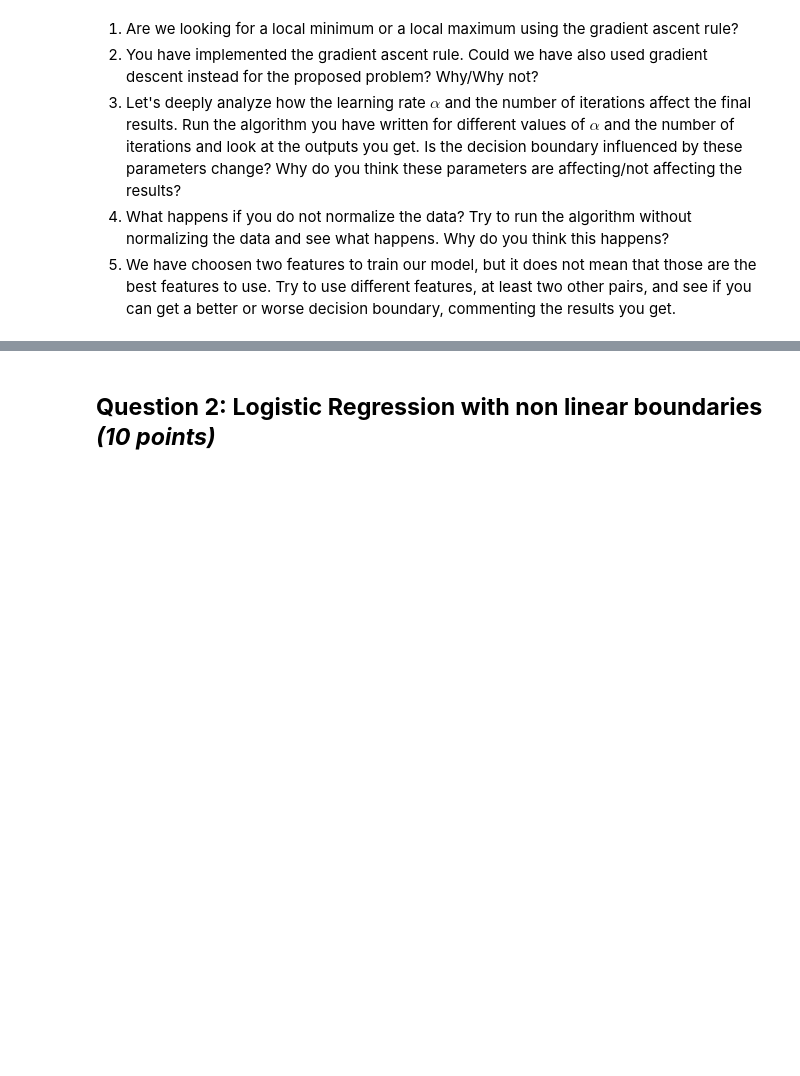
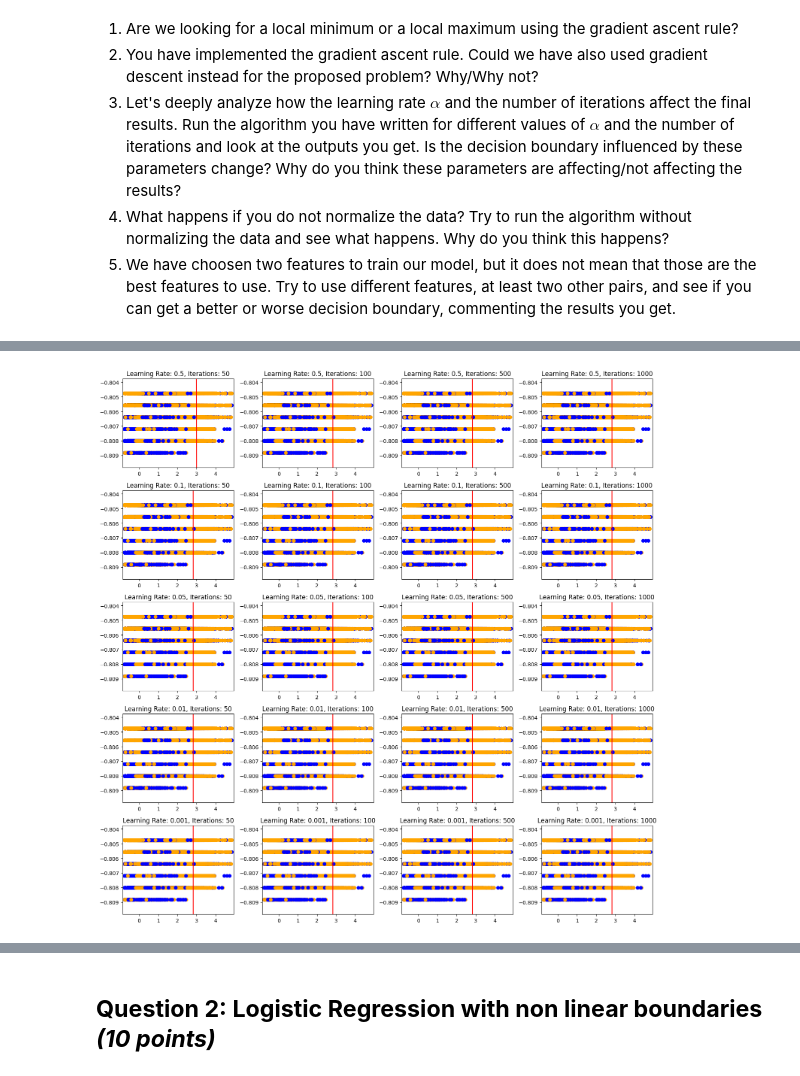
Before and after one commit to ywateba/fds_2023_hw2, a Jupyter notebook: HW2.ipynb, the cells around one changed output, grey strips where cells are left out. Cells and saved outputs as stored; diff of their text form; code cells hidden in the pictures; blank space fills up the shorter version.

```diff
--- a/HW2.ipynb
+++ b/HW2.ipynb
@@ -523,0 +505,42 @@ pass
+# %%
+# QUESTION (3)
+
+# Set up parameters for testing
+learning_rates =[0.5,0.1,0.05,0.01,0.001]
+num_iterations = [50, 100, 500, 1000]
+theta0 = np.random.normal(0, 0.01, x.shape[1])
+
+fig, ax = plt.subplots(len(learning_rates),len(num_iterations), figsize=(15, 15))
+llh=[]
+
+for i in range(len(learning_rates)):
+    lr=learning_rates[i]
+    for j in range(len(num_iterations)):
+        num_iter=num_iterations[j]
+        theta_final, log_l_history = gradient_ascent(theta0, x, y, lr, num_iter)
+        llh.append(log_l_history)
+        # Calculate and store the decision boundary line for the current iteration
+        x_range = np.array([np.min(X[:, 0]), np.max(X[:, 0])])
+        y_range = -(theta_final[0] + theta_final[1] * x_range) / theta_final[2]
+        # Plot the raw data and decision boundary lines
+        ax[i,j].set_title(f"Learning Rate: {lr}, Iterations: {num_iter}")
+        ax[i,j].scatter(x=X[:, 0], y=X[:, 1], c=['orange' if label == 1 else 'blue' for label in y])
+        ax[i,j].plot(x_range, y_range, c="red")
+
+        ax[i,j].set_xlim(np.min(X[:, 0]) - 0.1, np.max(X[:, 0]) + 0.1)
+        ax[i,j].set_ylim(np.min(X[:, 1]) - 0.001, np.max(X[:, 1]) + 0.001)
+
+plt.tight_layout()
+plt.show()
+
+# fig, ax = plt.subplots(len(learning_rates),len(num_iterations), figsize=(15, 15))
+
+# for i in range(len(learning_rates)):
+#     for j in range(len(num_iterations)):
+#         ax[i,j].set_ylabel("l(Theta)")
+#         ax[i,j].set_xlabel("Iterations")
+#         ax[i,j].plot(range(len(llh[i+j])), llh[i+j], "b.")
+# plt.tight_layout()
+# plt.show()
+# %% [output]
+[figure, added]
```
Also changed, not shown: parts of 20 cells of this notebook.
